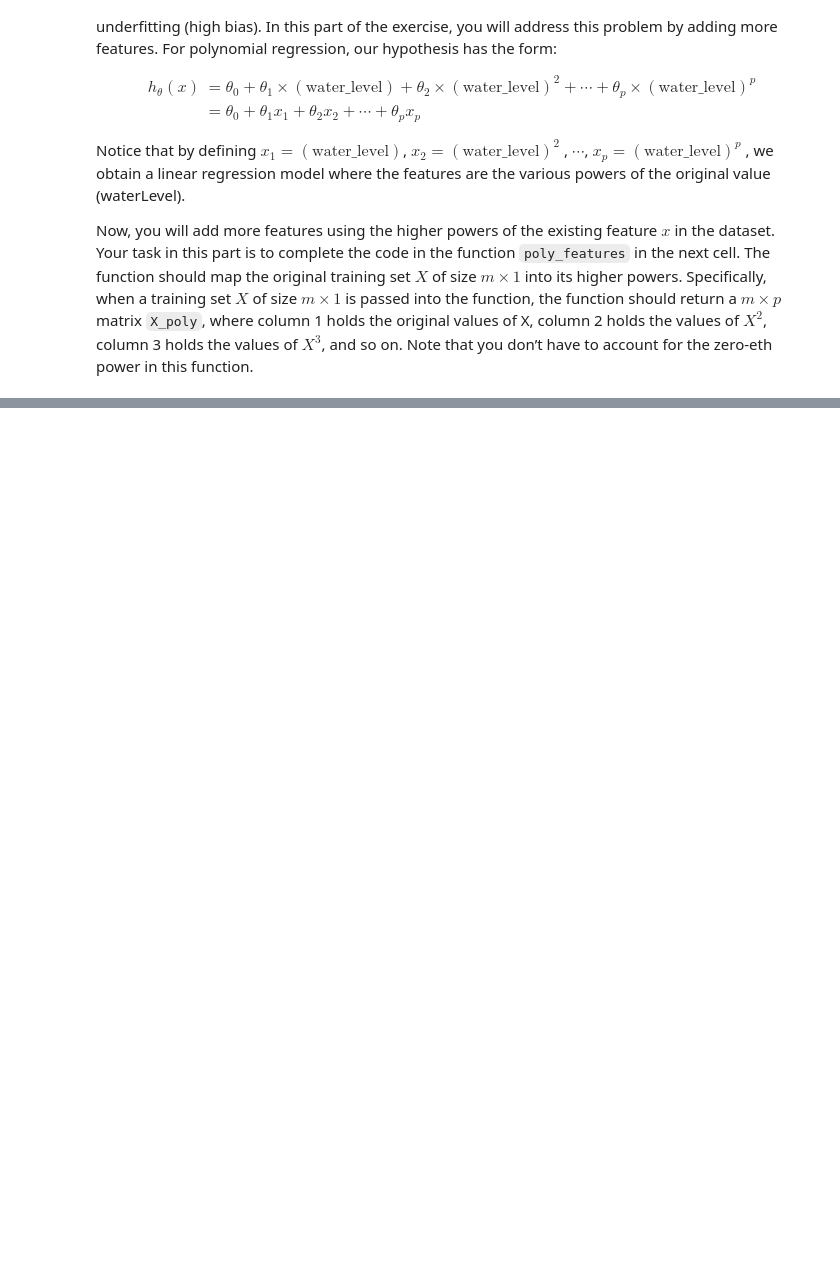
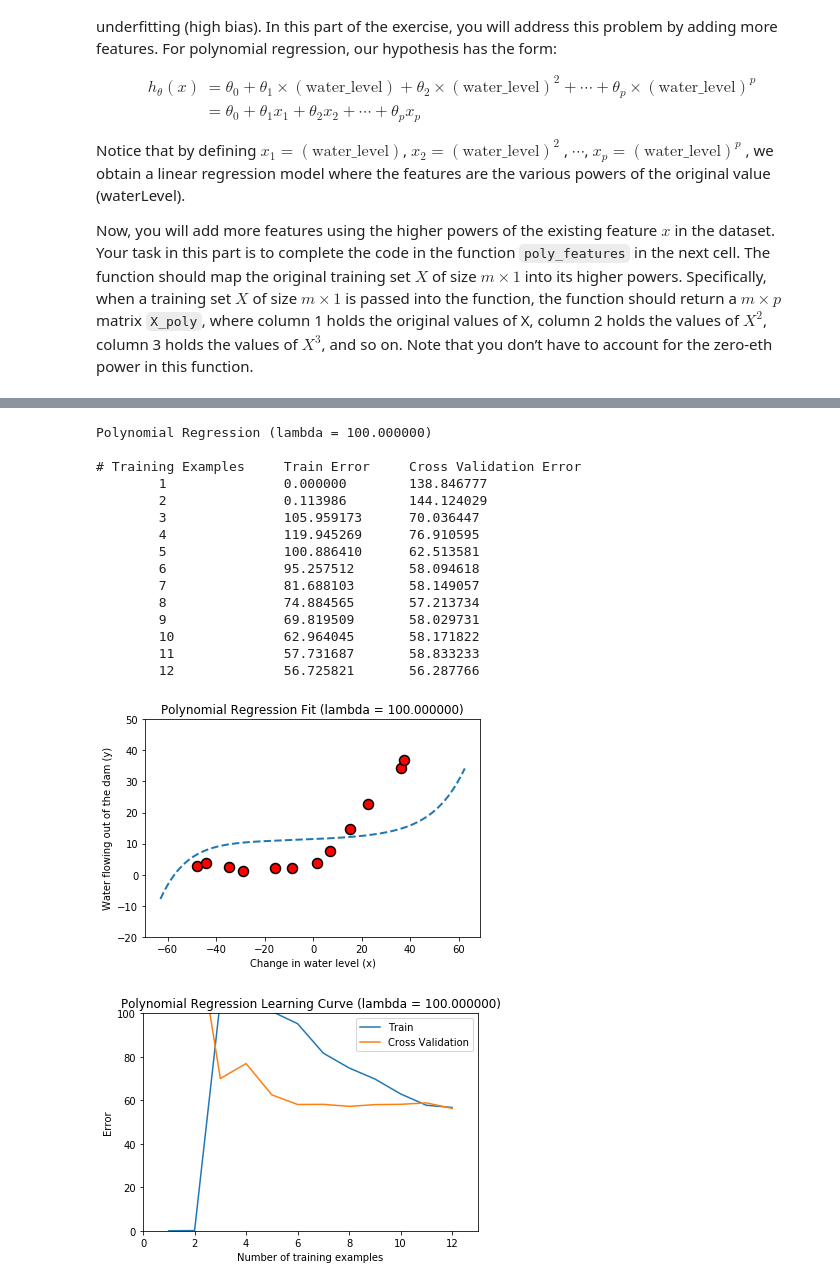
Before and after one commit to SoroushGhaderi/Machine_Learning_Andrew_Ng_exercises_with_Python, a Jupyter notebook: Untitled Folder/Regularized Linear Regression and Bias vs Variance.ipynb, the cells around one changed output, grey strips where cells are left out. Drawn from its saved outputs; the diff is of its cells as text; code cells hidden in the pictures; blank space fills up the shorter version.

```diff
--- a/Untitled Folder/Regularized Linear Regression and Bias vs Variance.ipynb
+++ b/Untitled Folder/Regularized Linear Regression and Bias vs Variance.ipynb
@@ -97,7 +97,7 @@ def linear_regression_regularized_cost_function(X, y, theta, lambda_=0.0):
     J = 0
     grad = np.zeros(theta.shape)
 
-    h = X.dot(theta)
+    h = np.dot(X,theta)
     J = (1 / (2 * m)) * np.sum(np.square(h - y)) + (lambda_ / (2 * m)) * np.sum(np.square(theta[1:]))
 
     grad = (1 / m) * (h - y).dot(X)
@@ -366,0 +519,46 @@ Now, you will add more features using the higher powers of the existing feature
+# %%
+lambda_ = 100
+theta = train_linear_reg(linear_regression_regularized_cost_function, X_poly, y, lambda_=lambda_, maxiter=55)
+
+# Plot training data and fit
+plt.plot(X, y, 'ro', ms=10, mew=1.5, mec='k')
+
+plot_fit(poly_features, np.min(X), np.max(X), mu, sigma, theta, p)
+
+plt.xlabel('Change in water level (x)')
+plt.ylabel('Water flowing out of the dam (y)')
+plt.title('Polynomial Regression Fit (lambda = %f)' % lambda_)
+plt.ylim([-20, 50])
+
+plt.figure()
+error_train, error_val = learning_curve(X_poly, y, X_poly_val, y_val, lambda_)
+plt.plot(np.arange(1, 1+m), error_train, np.arange(1, 1+m), error_val)
+
+plt.title('Polynomial Regression Learning Curve (lambda = %f)' % lambda_)
+plt.xlabel('Number of training examples')
+plt.ylabel('Error')
+plt.axis([0, 13, 0, 100])
+plt.legend(['Train', 'Cross Validation'])
+
+print('Polynomial Regression (lambda = %f)\n' % lambda_)
+print('# Training Examples\tTrain Error\tCross Validation Error')
+for i in range(m):
+    print('  \t%d\t\t%f\t%f' % (i+1, error_train[i], error_val[i]))
+# %% [output]
+Polynomial Regression (lambda = 100.000000)
+
+# Training Examples     Train Error     Cross Validation Error
+        1               0.000000        138.846777
+        2               0.113986        144.124029
+        3               105.959173      70.036447
+        4               119.945269      76.910595
+        5               100.886410      62.513581
+        6               95.257512       58.094618
+        7               81.688103       58.149057
+        8               74.884565       57.213734
+        9               69.819509       58.029731
+        10              62.964045       58.171822
+        11              57.731687       58.833233
+        12              56.725821       56.287766
+[figure, added]
+[figure, added]
```
Also changed, not shown: parts of 11 cells of this notebook.
